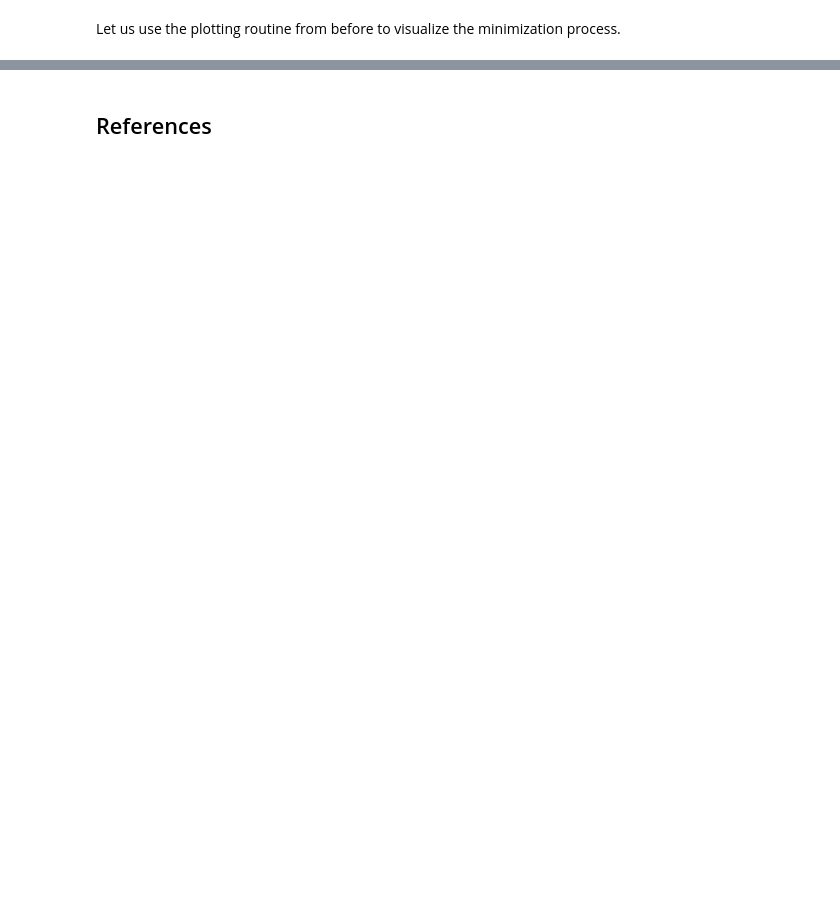
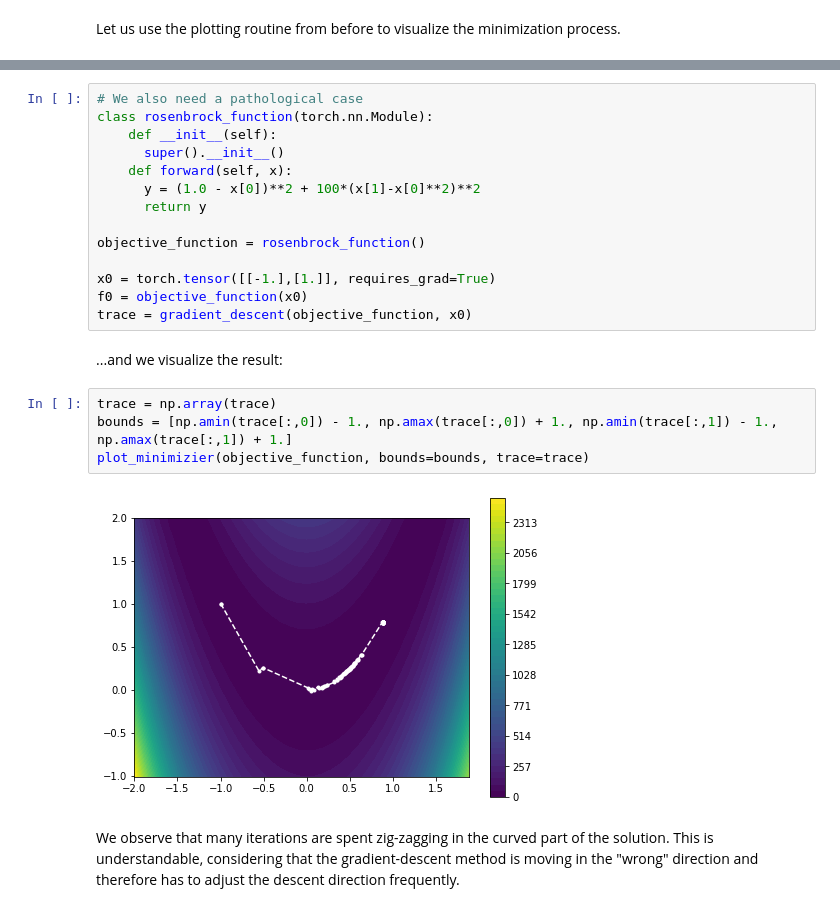
Before and after one commit to bonevbs/ml_notebooks, a Jupyter notebook: numerical_optimization.ipynb, the cells around one changed output, grey strips where cells are left out. Saved outputs shown, nothing was run; the diff lists cells and outputs as text; blank space fills up the shorter version.

```diff
--- a/numerical_optimization.ipynb
+++ b/numerical_optimization.ipynb
@@ -205,2 +194,24 @@ Coming from numerical linear algebra, I couldn't resist to introduce some linear
-# %% [markdown]
-## References
+# %%
+# We also need a pathological case
+class rosenbrock_function(torch.nn.Module):
+    def __init__(self):
+      super().__init__()
+    def forward(self, x):
+      y = (1.0 - x[0])**2 + 100*(x[1]-x[0]**2)**2
+      return y
+
+objective_function = rosenbrock_function()
+
+x0 = torch.tensor([[-1.],[1.]], requires_grad=True)
+f0 = objective_function(x0)
+trace = gradient_descent(objective_function, x0)
+# %% [markdown]
+...and we visualize the result:
+# %%
+trace = np.array(trace)
+bounds = [np.amin(trace[:,0]) - 1., np.amax(trace[:,0]) + 1., np.amin(trace[:,1]) - 1., np.amax(trace[:,1]) + 1.]
+plot_minimizier(objective_function, bounds=bounds, trace=trace)
+# %% [output]
+[figure, added]
+# %% [markdown]
+We observe that many iterations are spent zig-zagging in the curved part of the solution. This is understandable, considering that the gradient-descent method is moving in the "wrong" direction and therefore has to adjust the descent direction frequently.
```
Also changed, not shown: parts of 19 cells of this notebook.
